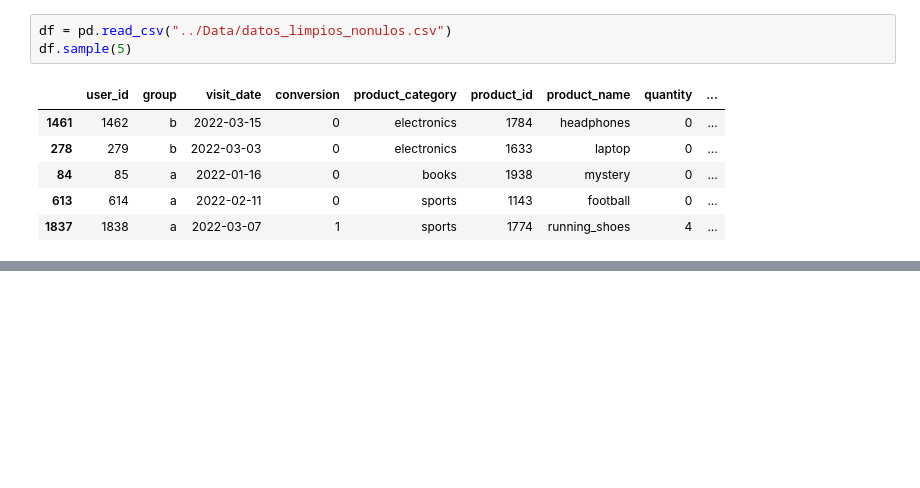
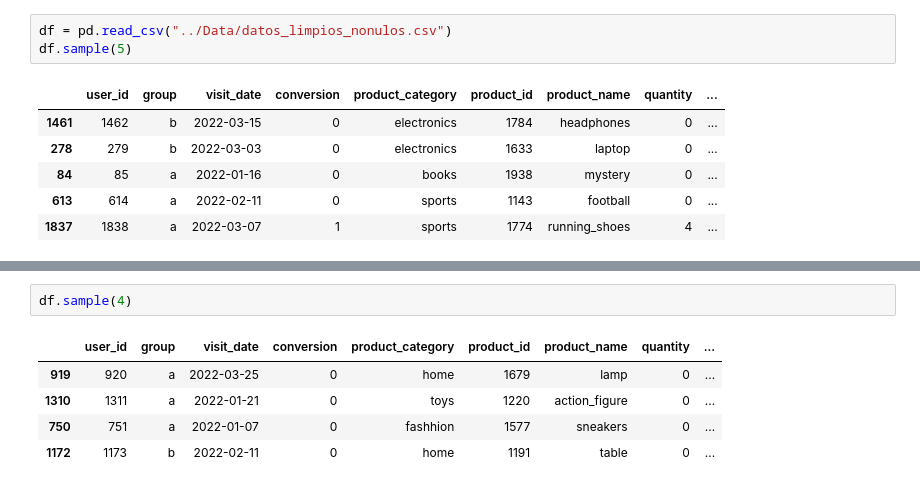
Before and after one commit to joelmj27/amazon_abtesting, a Jupyter notebook: Notebooks/04.ab_testing.ipynb, the cells around one changed output, grey strips where cells are left out. Drawn from its saved outputs; the diff is of its cells as text; blank space fills up the shorter version.

```diff
--- a/Notebooks/04.ab_testing.ipynb
+++ b/Notebooks/04.ab_testing.ipynb
@@ -13,0 +87,8 @@ df.sample(5)
+# %%
+df.sample(4)
+# %% [output]
+|  | user_id | group | visit_date | conversion | product_category | product_id | product_name | quantity | ... |
+| 919 | 920 | a | 2022-03-25 | 0 | home | 1679 | lamp | 0 | ... |
+| 1310 | 1311 | a | 2022-01-21 | 0 | toys | 1220 | action_figure | 0 | ... |
+| 750 | 751 | a | 2022-01-07 | 0 | fashhion | 1577 | sneakers | 0 | ... |
+| 1172 | 1173 | b | 2022-02-11 | 0 | home | 1191 | table | 0 | ... |
```
Also changed, not shown: parts of 13 cells of this notebook.
